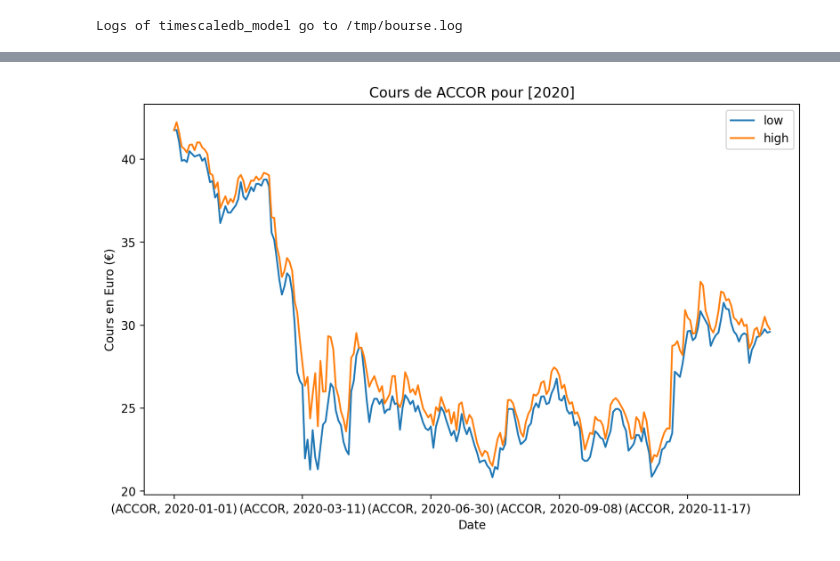
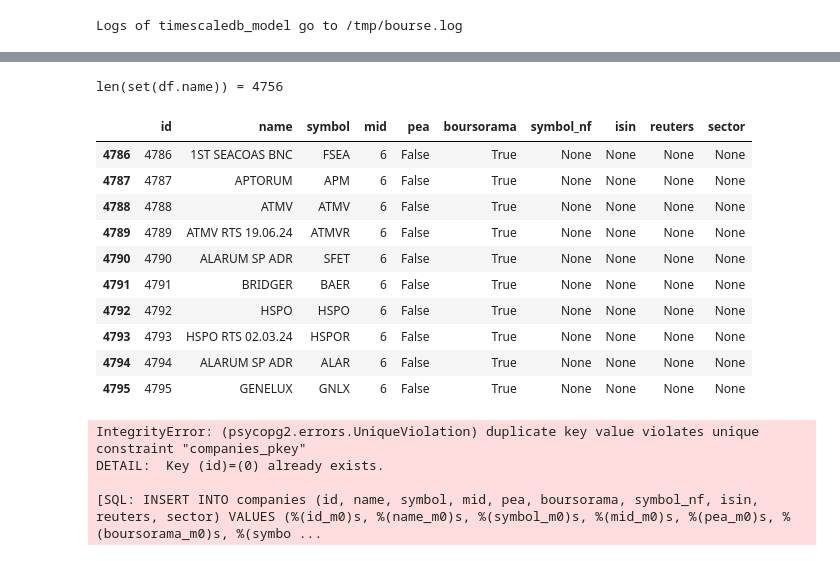
Before and after one commit to xCosmicOtter/bigdata, a Jupyter notebook: analyzer/clean_analyzer.ipynb, the cells around one changed output, grey strips where cells are left out. Drawn from its saved outputs; the diff is of its cells as text; code cells hidden in the pictures.

Commit message:
feat(clean_analyzer.py): add clean data process and writting

```diff
--- a/analyzer/clean_analyzer.ipynb
+++ b/analyzer/clean_analyzer.ipynb
@@ -34,5 +37,5 @@ def erase_c(df: pd.DataFrame):
     df['last'] = df['last'].astype(float)
     return df
 
-def custom_sort_key(file_path):
+def custom_sort_key(file_path: str):
     return file_path[-30:-4]
@@ -108,0 +42,6 @@ logger.debug(f"Work done on {count} files, in {time.time() - starting_time} seco
+# %%
+def get_market_id(market_name: str) -> int:
+    return int(db.raw_query(f"SELECT id FROM markets WHERE alias = '{market_name}'")[0][0])
+
+def get_companies_id():
+    return db.df_query('SELECT id, symbol FROM companies', chunksize=None)
@@ -193,0 +145,43 @@ display(result_daystocks)
+# %%
+# MAIN ARGS
+data_path = "../docker/data"
+batch_range = 1000
+files_count = 0
+
+# MAIN PROCESS
+logger.debug(f"Work in progress...")
+starting_time = time.time()
+for stock in os.listdir(data_path):
+    stock_path = f"{data_path}/{stock}"
+
+    for year in os.listdir(stock_path):
+        market_pattern = f"{data_path}/{stock}/{year}/*.bz2"
+
+        available_files = glob(market_pattern)
+        available_files = sorted(available_files, key=custom_sort_key)
+
+        market_files = defaultdict(list)
+
+        # Organize files into separate lists based on the market name
+        for file_path in available_files:
+            market_name = os.path.basename(file_path).split()[0]
+            market_files[market_name].append(file_path)
+
+        # Work on the data with batches
+        for market_name, market_paths in market_files.items():
+            logger.debug(f"Loading {market_name} ({year}) data for {stock} in batches of {batch_range}.")
+            market_starting_time = time.time()
+
+            market_id = get_market_id(market_name)
+
+            for i in range(0, len(market_paths), batch_range):
+                store_file(market_paths[i: i + batch_range], stock, market_name, market_id)
+
+            files_count += len(market_paths)
+            subprocessing_time = round(time.time() - market_starting_time, 3)
+            logger.debug(f"Processing complete for {market_name} data in {year} with {len(market_paths)}"
+                         f"files, completed in {subprocessing_time} seconds.")
+
+rounded_processing_time = round(time.time() - starting_time, 3)
+logger.debug(f"Work done on {files_count} files, in {rounded_processing_time} seconds.")
+# %% [output]
@@ -194,5 +190,21 @@ display(result_daystocks)
+len(set(df.name)) = 4756
+|  | id | name | symbol | mid | pea | boursorama | symbol_nf | isin | reuters | sector |
+| 4786 | 4786 | 1ST SEACOAS BNC | FSEA | 6 | False | True | None | None | None | None |
+| 4787 | 4787 | APTORUM | APM | 6 | False | True | None | None | None | None |
+| 4788 | 4788 | ATMV | ATMV | 6 | False | True | None | None | None | None |
+| 4789 | 4789 | ATMV RTS 19.06.24 | ATMVR | 6 | False | True | None | None | None | None |
+| 4790 | 4790 | ALARUM SP ADR | SFET | 6 | False | True | None | None | None | None |
+| 4791 | 4791 | BRIDGER | BAER | 6 | False | True | None | None | None | None |
+| 4792 | 4792 | HSPO | HSPO | 6 | False | True | None | None | None | None |
+| 4793 | 4793 | HSPO RTS 02.03.24 | HSPOR | 6 | False | True | None | None | None | None |
+| 4794 | 4794 | ALARUM SP ADR | ALAR | 6 | False | True | None | None | None | None |
+| 4795 | 4795 | GENELUX | GNLX | 6 | False | True | None | None | None | None |
+IntegrityError: (psycopg2.errors.UniqueViolation) duplicate key value violates unique constraint "companies_pkey"
+DETAIL:  Key (id)=(0) already exists.
+
+[SQL: INSERT INTO companies (id, name, symbol, mid, pea, boursorama, symbol_nf, isin, reuters, sector) VALUES (%(id_m0)s, %(name_m0)s, %(symbol_m0)s, %(mid_m0)s, %(pea_m0)s, %(boursorama_m0)s, %(symbo ...
 # %%
-show_data = ["low", "high"]
+"""show_data = ["low", "high"]
 def plot_daystocks(dataframe):
     copy = dataframe.copy()
     copy.plot(y=show_data, figsize=(10,6), title=f"Cours de {companie_focus} pour {available_years}")
@@ -200,6 +212,4 @@ def plot_daystocks(dataframe):
     plt.ylabel("Cours en Euro (€)")
     plt.show()
 
-plot_daystocks(result_daystocks)
+plot_daystocks(result_daystocks)"""
-# %% [output]
-[figure, removed]
```
Also changed, not shown: parts of 15 cells of this notebook.
